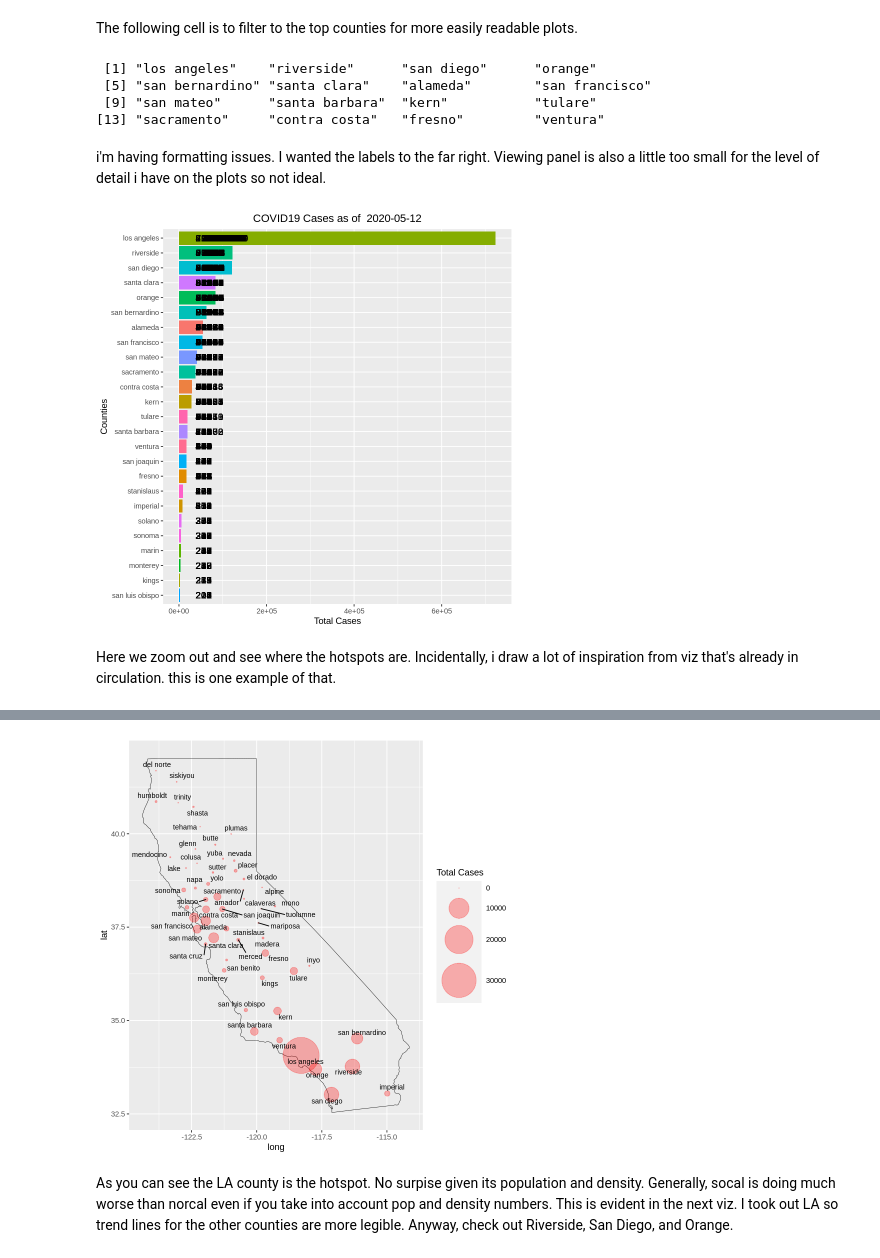
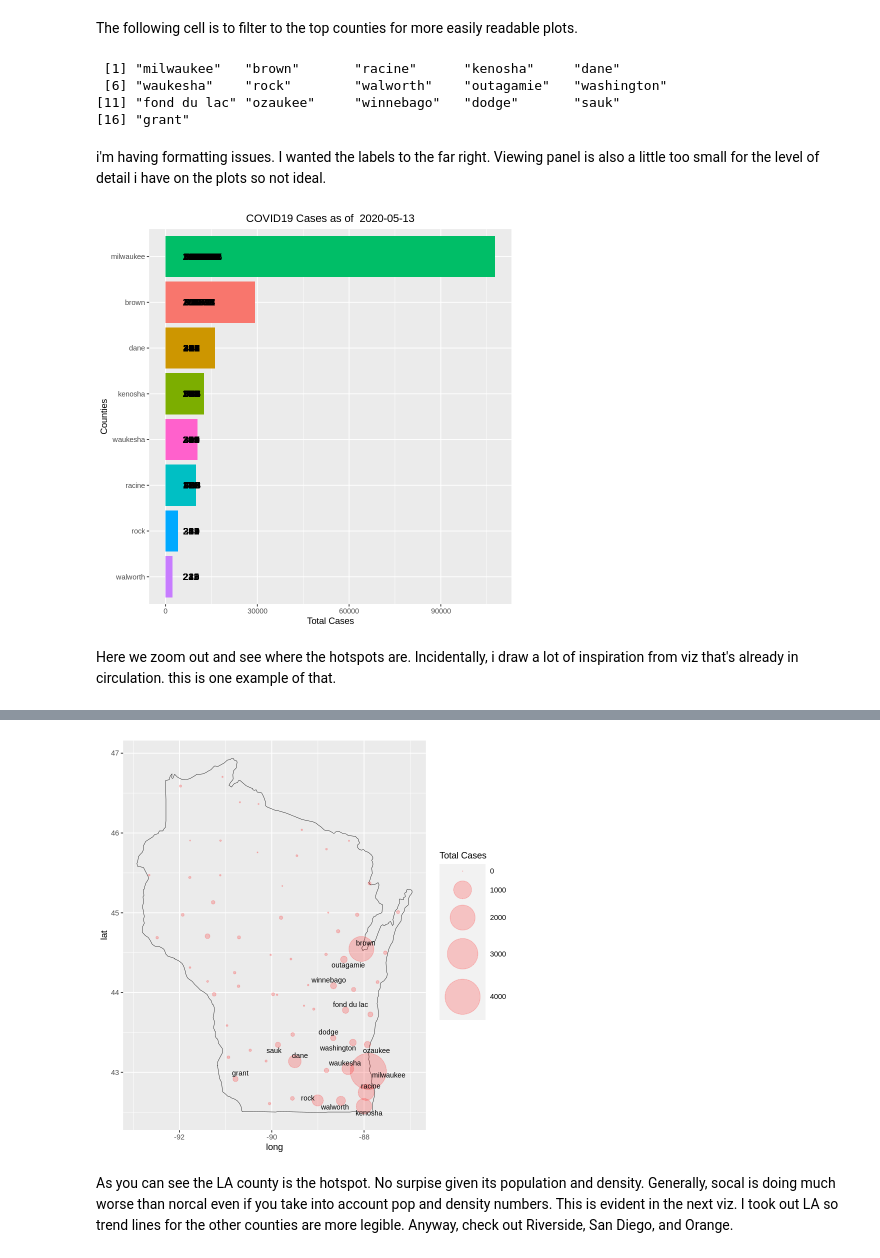
Before and after one commit to raym26/covid_by_county_EDA, a Jupyter notebook: Covid_by_county_EDA.ipynb, the cells around one changed output, grey strips where cells are left out. Saved outputs shown, nothing was run; the diff lists cells and outputs as text; code cells hidden in the pictures.

```diff
--- a/Covid_by_county_EDA.ipynb
+++ b/Covid_by_county_EDA.ipynb
@@ -56,5 +65,5 @@ Since i live in Cali...
 # %%
-st <- "California"
+st <- "Wisconsin"
 
 covid_county <- cov %>% filter(state == st ) %>% mutate(county = tolower(county)) %>% select(-state, -fips)
 covid_county$date <- as.Date(covid_county$date)
@@ -79,10 +88,10 @@ covid_county_top <- covid_county %>% filter(date==last(covid_county$date)) %>% a
 top_counties <- covid_county_top$county
 top_counties
 # %% [output]
- [1] "los angeles"    "riverside"      "san diego"      "orange"
- [5] "san bernardino" "santa clara"    "alameda"        "san francisco"
- [9] "san mateo"      "santa barbara"  "kern"           "tulare"
-[13] "sacramento"     "contra costa"   "fresno"         "ventura"
+ [1] "milwaukee"   "brown"       "racine"      "kenosha"     "dane"
+ [6] "waukesha"    "rock"        "walworth"    "outagamie"   "washington"
+[11] "fond du lac" "ozaukee"     "winnebago"   "dodge"       "sauk"
+[16] "grant"
 # %% [markdown]
 i'm having formatting issues.  I wanted the labels to the far right.  Viewing panel is also a little too small for the level of detail i have on the plots so not ideal.
 # %%
@@ -93,30 +102,34 @@ covid_county %>% filter(date==last(date)) %>% filter(total_cases>200) %>%
   ggtitle(paste("COVID19 Cases as of ", last(covid_county$date))) + xlab("Counties") + ylab("Total Cases") +
   theme(legend.position = "none", plot.title = element_text(hjust = 0.5))
 # %% [output]
-[figure, old version]
+[figure, new version]
 # %% [markdown]
 Here we zoom out and see where the hotspots are.  Incidentally, i draw a lot of inspiration from viz that's already in circulation.  this is one example of that.
 # %%
 d <- Sys.Date()-1
-county_data <- map_data("county") %>% filter(region == "california") %>%  #from maps package
+county_data <- map_data("county") %>% filter(region == tolower(st)) %>%
   mutate(county = subregion) %>% select(-6)
 
 options(digits = 10)
 county_data  <- county_data %>% group_by(county) %>%
   summarise(long = as.numeric(mean(long),4), lat = as.numeric(mean(lat),4))
 
-cov_CA_today <- covid_county %>% left_join(county_data, by = 'county') %>% filter(date == d)
+cov_today <- covid_county %>%  left_join(county_data, by = 'county') %>% filter(date == d)
 
-CA_outline <- map_data("state") %>% filter(region == 'california')
+st_outline <- map_data("state") %>% filter(region == tolower(st))
 
-names(cov_CA_today)
-cov_CA_today_lab <- cov_CA_today
-rownames(cov_CA_today_lab) <- cov_CA_today_lab$county
+cov_today_lab <- cov_today
+cov_today_lab <- cov_today_lab %>% mutate(county = ifelse(grepl("city", county), gsub(" city", "", county), county)) #%>%
 
-cov_CA_today_lab %>% ggplot(aes(long, lat))  +
-  geom_polygon(data=CA_outline,
+rownames(cov_today_lab) <- cov_today_lab$county
+
+alt_labels_df <- cov_today_lab %>% mutate(county = ifelse(county %in% top_counties, county, " "))  #to limit number of counties with labels
+alt_labels <- alt_labels_df$county  #some states have lots of counties causing viz to be too busy.  see texas
+
+cov_today_lab %>% ggplot(aes(long, lat))  +
+  geom_polygon(data=st_outline,
                aes(x=long, y=lat, group=group), fill="light grey", col = 'black',size = 0.2) +
-  geom_point(aes(long, lat, size = total_cases), col = 'red', inherit.aes = F, alpha =.3) +
-  scale_size_area(max_size = 20, name = "Total Cases", limits = c(0,max(cov_CA_today$total_cases))) +
-  geom_text_repel(aes(label = rownames(cov_CA_today_lab)),size = 3)
+  geom_point(aes(long, lat, size = total_cases), col = 'red', inherit.aes = F, alpha =.2) +
+  scale_size_area(max_size = 20, name = "Total Cases", limits = c(0,max(cov_today_lab$total_cases))) +
+  geom_text_repel(aes(label = alt_labels),size = 3) #
 # %% [output]
@@ -126,4 +142,4 @@ Warning message:
-[figure, old version]
+[figure, new version]
 # %% [markdown]
 As you can see the LA county is the hotspot.  No surpise given its population and density.  Generally, socal is doing much worse than norcal even if you take into account pop and density numbers.   This is evident in the next viz.  I took out LA so trend lines for the other counties are more legible.  Anyway, check out Riverside, San Diego, and Orange.
 # %%
```
Also changed, not shown: parts of 12 cells of this notebook.
